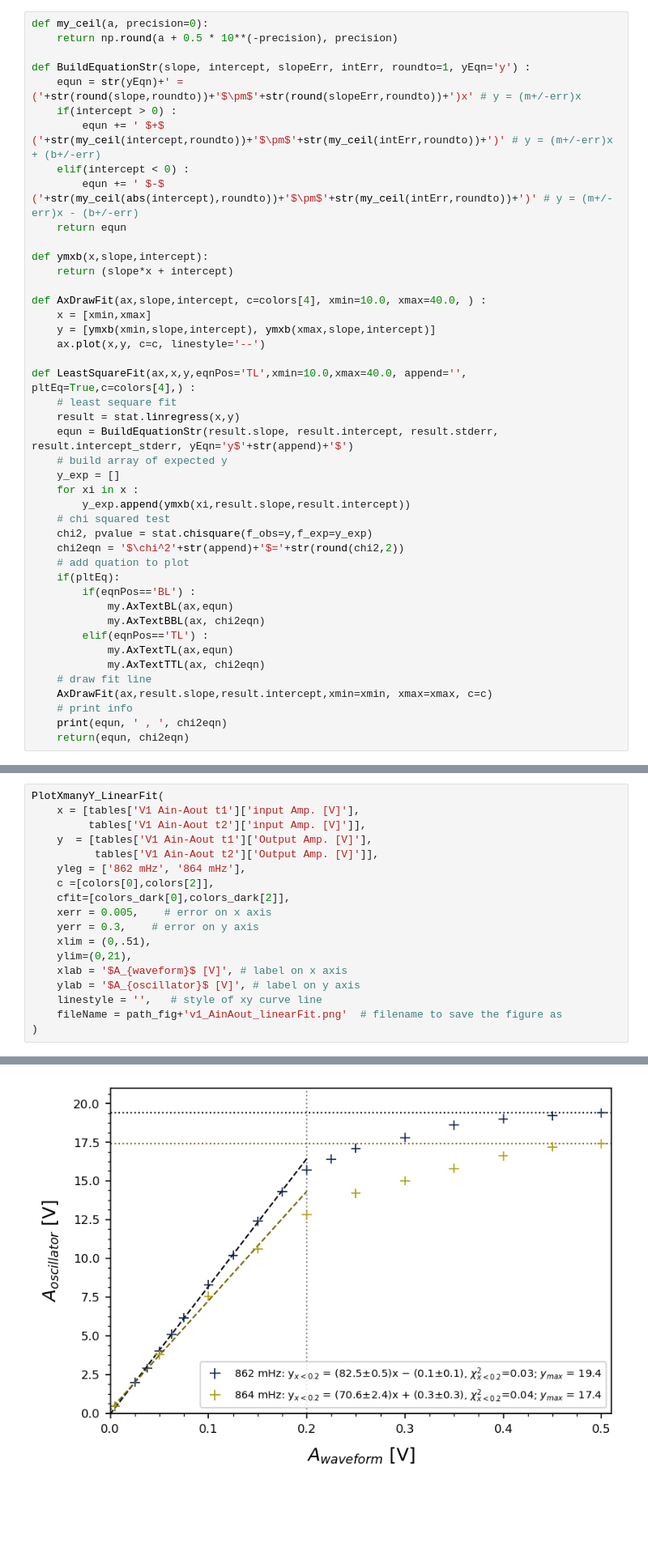
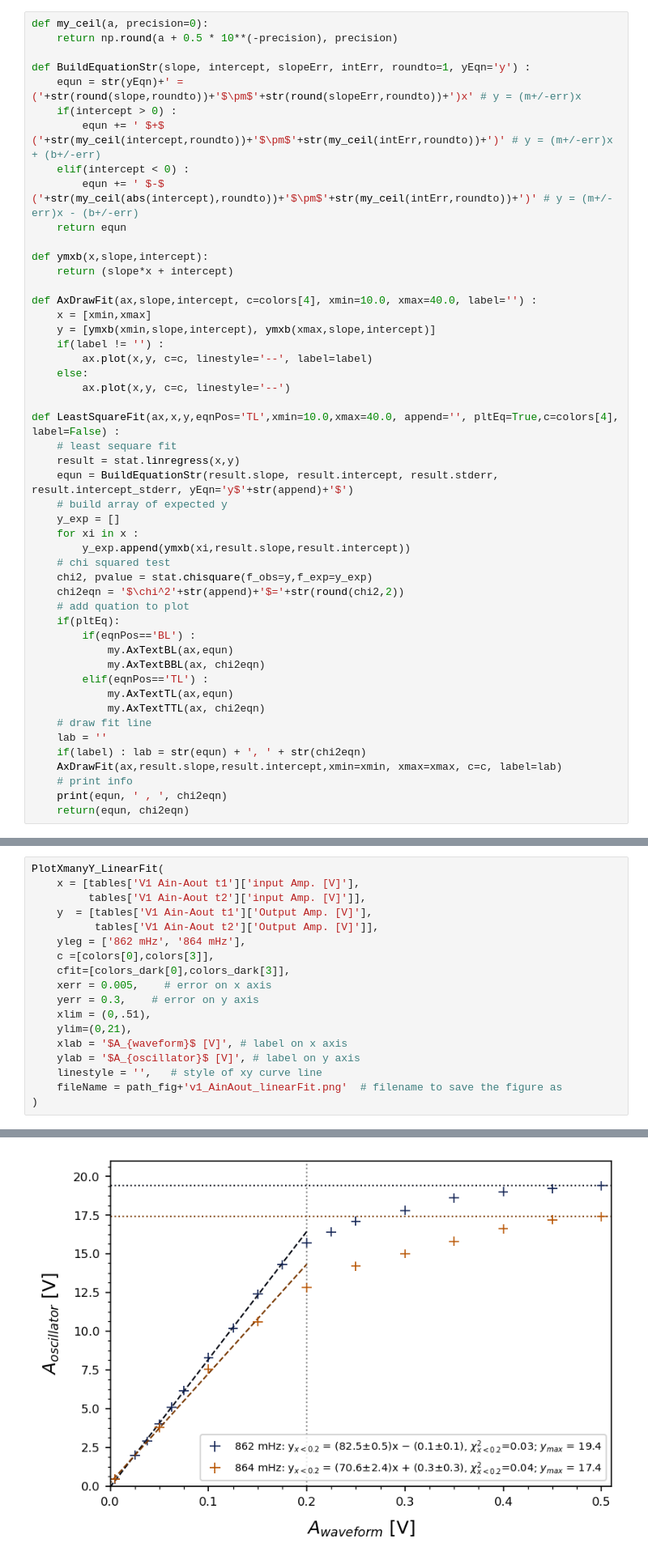
Before and after one commit to parallax-xallaraq/PHSX616, a Jupyter notebook: Lab3 - Torsional Oscillator/Code/Fitting.ipynb, the cells around one changed output, grey strips where cells are left out. Shown at 81% size. Saved outputs shown, nothing was run; the diff lists cells and outputs as text; blank space fills up the shorter version.

```diff
--- a/Lab3 - Torsional Oscillator/Code/Fitting.ipynb
+++ b/Lab3 - Torsional Oscillator/Code/Fitting.ipynb
@@ -59,12 +59,15 @@ def BuildEquationStr(slope, intercept, slopeErr, intErr, roundto=1, yEqn='y') :
 def ymxb(x,slope,intercept):
     return (slope*x + intercept)
 
-def AxDrawFit(ax,slope,intercept, c=colors[4], xmin=10.0, xmax=40.0, ) :
+def AxDrawFit(ax,slope,intercept, c=colors[4], xmin=10.0, xmax=40.0, label='') :
     x = [xmin,xmax]
     y = [ymxb(xmin,slope,intercept), ymxb(xmax,slope,intercept)]
-    ax.plot(x,y, c=c, linestyle='--')
+    if(label != '') :
+        ax.plot(x,y, c=c, linestyle='--', label=label)
+    else:
+        ax.plot(x,y, c=c, linestyle='--')
 
-def LeastSquareFit(ax,x,y,eqnPos='TL',xmin=10.0,xmax=40.0, append='', pltEq=True,c=colors[4],) :
+def LeastSquareFit(ax,x,y,eqnPos='TL',xmin=10.0,xmax=40.0, append='', pltEq=True,c=colors[4], label=False) :
     # least sequare fit
     result = stat.linregress(x,y)
     equn = BuildEquationStr(result.slope, result.intercept, result.stderr, result.intercept_stderr, yEqn='y$'+str(append)+'$')
@@ -84,7 +87,9 @@ def LeastSquareFit(ax,x,y,eqnPos='TL',xmin=10.0,xmax=40.0, append='', pltEq=True
             my.AxTextTL(ax,equn)
             my.AxTextTTL(ax, chi2eqn)
     # draw fit line
-    AxDrawFit(ax,result.slope,result.intercept,xmin=xmin, xmax=xmax, c=c)
+    lab = ''
+    if(label) : lab = str(equn) + ', ' + str(chi2eqn)
+    AxDrawFit(ax,result.slope,result.intercept,xmin=xmin, xmax=xmax, c=c, label=lab)
     # print info
     print(equn, ' , ', chi2eqn)
     return(equn, chi2eqn)
@@ -248,24 +253,24 @@ def PlotXmanyY_LinearFit(
 # %%
 PlotXmanyY_LinearFit(
     x = [tables['V1 Ain-Aout t1']['input Amp. [V]'],
          tables['V1 Ain-Aout t2']['input Amp. [V]']],
     y  = [tables['V1 Ain-Aout t1']['Output Amp. [V]'],
           tables['V1 Ain-Aout t2']['Output Amp. [V]']],
     yleg = ['862 mHz', '864 mHz'],
-    c =[colors[0],colors[2]],
-    cfit=[colors_dark[0],colors_dark[2]],
+    c =[colors[0],colors[3]],
+    cfit=[colors_dark[0],colors_dark[3]],
     xerr = 0.005,    # error on x axis
     yerr = 0.3,    # error on y axis
     xlim = (0,.51),
     ylim=(0,21),
     xlab = '$A_{waveform}$ [V]', # label on x axis
     ylab = '$A_{oscillator}$ [V]', # label on y axis
     linestyle = '',   # style of xy curve line
     fileName = path_fig+'v1_AinAout_linearFit.png'  # filename to save the figure as
 )
 # %% [output]
 19.4
 y$_{x<0.2}$ = (82.5$\pm$0.5)x $-$ (0.1$\pm$0.1)  ,  $\chi^2_{x<0.2}$=0.03
 17.4
 y$_{x<0.2}$ = (70.6$\pm$2.4)x $+$ (0.3$\pm$0.3)  ,  $\chi^2_{x<0.2}$=0.04
-[figure, old version]
+[figure, new version]
```
Also changed, not shown: parts of 5 cells of this notebook, 3 other files.
